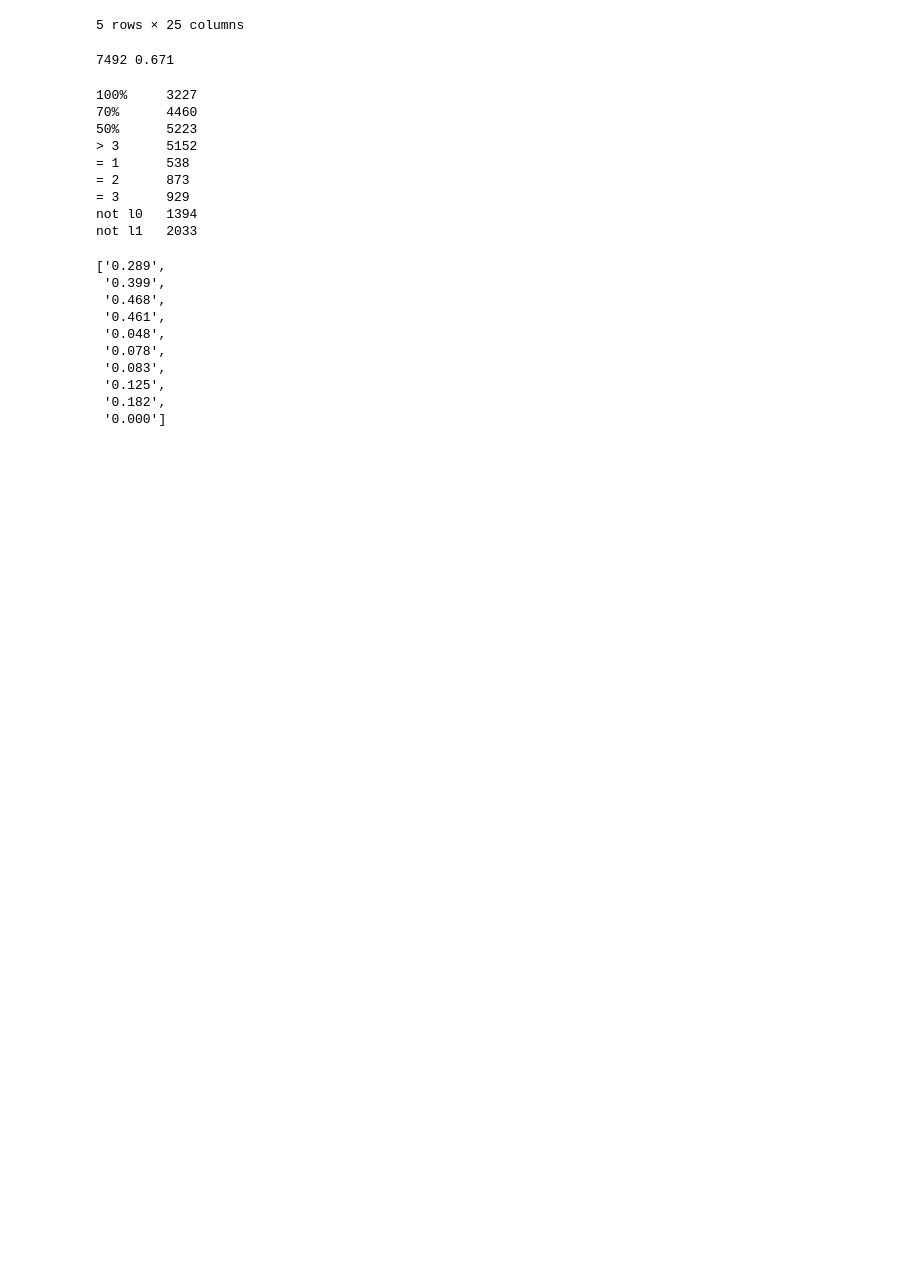
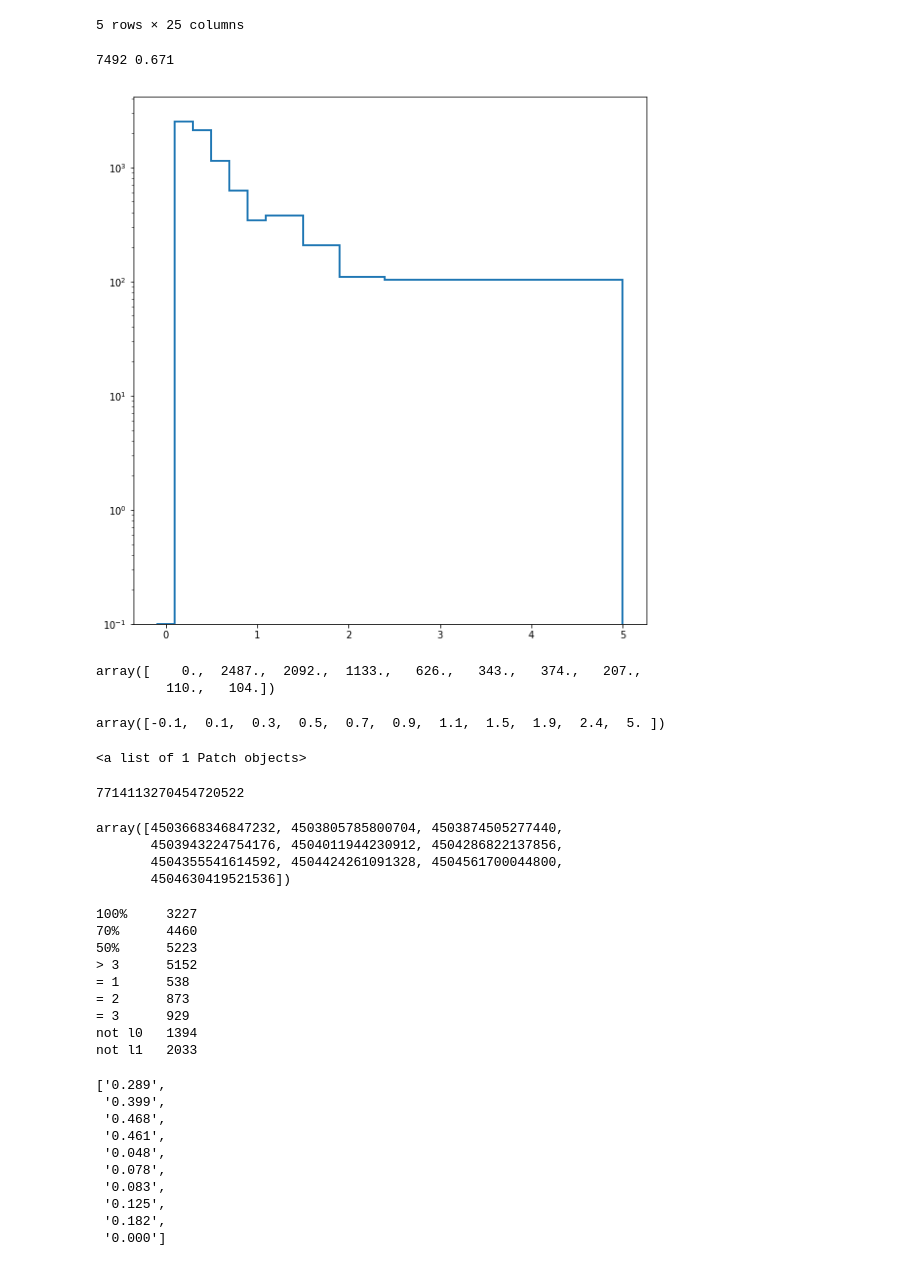
Before and after one commit to xju2/heptrkx-gnn-tracking, a Jupyter notebook: notebooks/DataAnalysis.ipynb, the cells around one changed output. Cells and saved outputs as stored; diff of their text form; code cells hidden in the pictures; blank space fills up the shorter version.

```diff
--- a/notebooks/DataAnalysis.ipynb
+++ b/notebooks/DataAnalysis.ipynb
@@ -213,3 +192,42 @@ print(tot_barrel_particles, "{:.3f}".format(tot_barrel_particles/tot_particles))
+# %%
+fontsize=16
+minor_size=14
+fig, ax = plt.subplots(figsize=(8, 8), constrained_layout=True)
+bins = [-0.1, 0.1, 0.3, 0.5, 0.7, 0.9, 1.1, 1.5, 1.9, 2.4, 5]
+hist_configs = {
+    'bins': bins,
+    'histtype': 'step',
+    'lw': 2,
+    'log': True
+}
+
+bb_vals, bins, _ = plt.hist(particles[particles.particle_id.isin(barrel_particles)]['pt'], **hist_configs, label='barrel')
+# %% [output]
+[figure, added]
+# %%
+bb_vals
+# %% [output]
+array([    0.,  2487.,  2092.,  1133.,   626.,   343.,   374.,   207.,
+         110.,   104.])
+# %%
+bins
+# %% [output]
+array([-0.1,  0.1,  0.3,  0.5,  0.7,  0.9,  1.1,  1.5,  1.9,  2.4,  5. ])
+# %%
+_
+# %% [output]
+<a list of 1 Patch objects>
+# %%
+sum(barrel_particles)
+# %% [output]
+7714113270454720522
+# %%
+barrel_particles[:10]
+# %% [output]
+array([4503668346847232, 4503805785800704, 4503874505277440,
+       4503943224754176, 4504011944230912, 4504286822137856,
+       4504355541614592, 4504424261091328, 4504561700044800,
+       4504630419521536])
 # %%
 n_particles = [0]*10 # 100%, 70%, 50%, >3 hits, =1, =2, =3
 dict_pp = {"not-l0": []}
```
Also changed, not shown: parts of 5 cells of this notebook, 1 other file.
